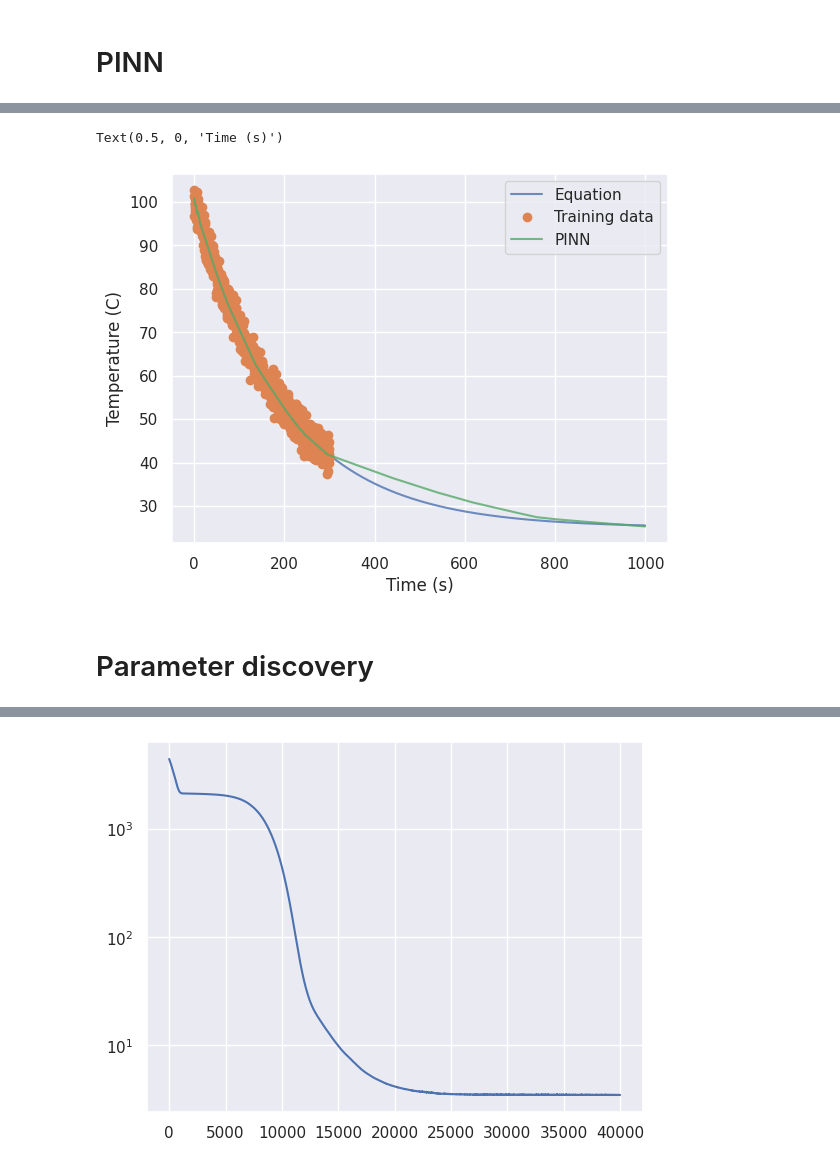
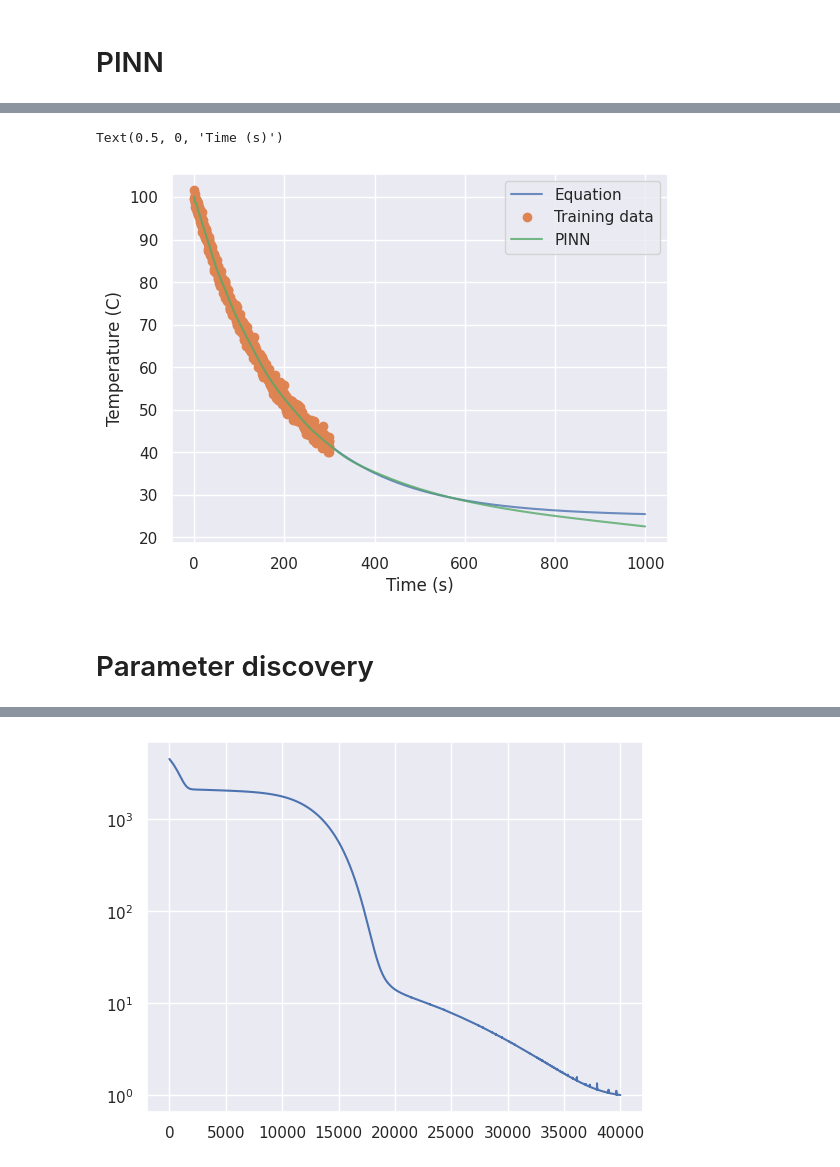
Before and after one commit to MrzAhmadi/PINNs, a Jupyter notebook: experiment/cooling_rate/cooling_rate.ipynb, the cells around one changed output, grey strips where cells are left out. Saved outputs shown, nothing was run; the diff lists cells and outputs as text; code cells hidden in the pictures.

Commit message:
Improves Parameter discovery

```diff
--- a/experiment/cooling_rate/cooling_rate.ipynb
+++ b/experiment/cooling_rate/cooling_rate.ipynb
@@ -23,9 +27,8 @@ def grad(outputs, inputs):
         outputs, inputs, grad_outputs=torch.ones_like(outputs), create_graph=True
     )
 
-
 def cooling_law(time, Tenv, T0, R):
-    T = Tenv + (T0 - Tenv) * np.exp(-R * time)
+    T = Tenv + (T0 - Tenv) * torch.exp(-R * time)
     return T
 # %%
 import torch
@@ -125,21 +130,21 @@ class NetDiscovery(Net):
 # %%
-np.random.seed(10)
+torch.manual_seed(10)
 
 Tenv = 25
 T0 = 100
 R = 0.005
-points = 1000
+number_of_points = 1000
+noise_coeff = 1
 
-times = np.linspace(0, 1000, 1000)
+times = torch.linspace(0, 1000, number_of_points, device=DEVICE)
 eq = functools.partial(cooling_law, Tenv=Tenv, T0=T0, R=R)
 temps = eq(times)
 
-# Make training data
-t = np.linspace(0, 300, points)
-T = eq(t) +  2 * np.random.randn(points)
+t = torch.linspace(0, 300, number_of_points, device=DEVICE)
+T = eq(t) + noise_coeff * torch.randn(number_of_points, device=DEVICE)
 
-plt.plot(times, temps)
-plt.plot(t, T, 'o')
+plt.plot(times.cpu().numpy(), temps.cpu().numpy())
+plt.plot(t.cpu().numpy(), T.cpu().numpy(), 'o')
 plt.legend(['Equation', 'Training data'])
 plt.ylabel('Temperature (C)')
 plt.xlabel('Time (s)')
@@ -177,29 +183,30 @@ Epoch 27000/30000, loss: 3.47
 # %%
-preds = net.predict(times)
+preds = net.predict(times.cpu().numpy())
 
-plt.plot(times, temps, alpha=0.8)
-plt.plot(t, T, 'o')
-plt.plot(times, preds, alpha=0.8)
-plt.legend(labels=['Equation','Training data', 'PINN'])
+plt.plot(times.cpu().numpy(), temps.cpu().numpy(), alpha=0.8)
+plt.plot(t.cpu().numpy(), T.cpu().numpy(), 'o')
+plt.plot(times.cpu().numpy(), preds, alpha=0.8)
+plt.legend(labels=['Equation', 'Training data', 'PINN'])
 plt.ylabel('Temperature (C)')
 plt.xlabel('Time (s)')
 # %% [output]
 Text(0.5, 0, 'Time (s)')
-[figure, old version]
+[figure, new version]
 # %% [markdown]
 # Parameter discovery
 # %%
-def physics_loss_discovery(model: torch.nn.Module):
-    ts = torch.linspace(0, 1000, steps=1000,).view(-1,1).requires_grad_(True).to(DEVICE)
+def physics_loss_discovery(model: torch.nn.Module, n_points=5000):
+    ts = torch.linspace(0, 1000, steps=n_points, device=DEVICE).view(-1, 1).requires_grad_(True)
     temps = model(ts)
     dT = grad(temps, ts)[0]
-    pde = model.r * (Tenv - temps) - dT
+    pde = torch.abs(model.r) * (Tenv - temps) - dT
 
     return torch.mean(pde**2)
 # %%
-netdisc = NetDiscovery(1, 1, loss2=physics_loss_discovery, loss2_weight=1, epochs=40000, lr= 5e-6).to(DEVICE)
+netdisc = NetDiscovery(1, 1, loss2=physics_loss_discovery, loss2_weight=1, epochs=40000, lr=5e-6).to(DEVICE)
 
-losses = netdisc.fit(t, T)
+losses = netdisc.fit(t.cpu().numpy(), T.cpu().numpy())
+
 plt.plot(losses)
 plt.yscale('log')
 # %% [output]
@@ -216,2 +223,2 @@ Epoch 36000/40000, loss: 3.46
-[figure, old version]
+[figure, new version]
 # %%
```
Also changed, not shown: parts of 7 cells of this notebook.
